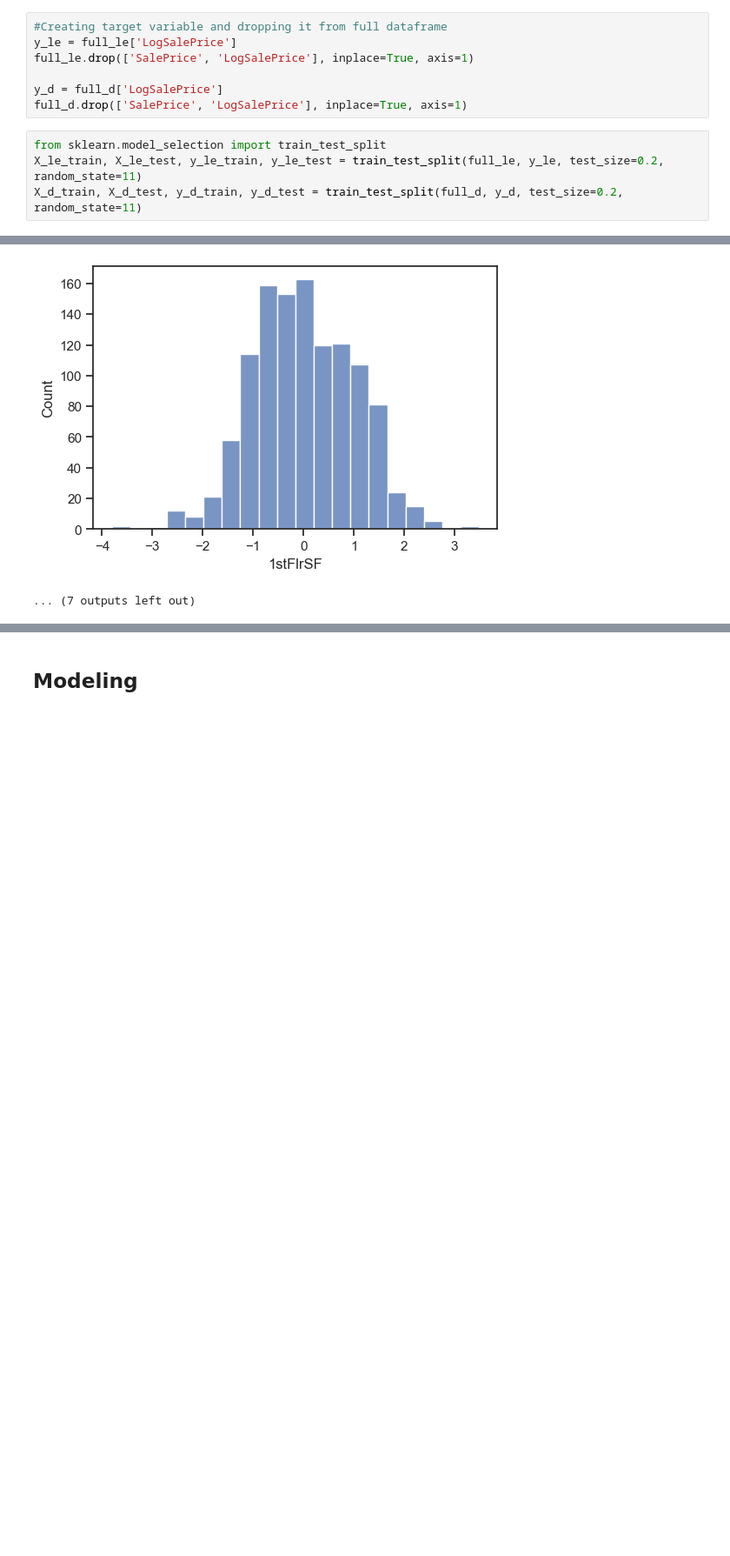
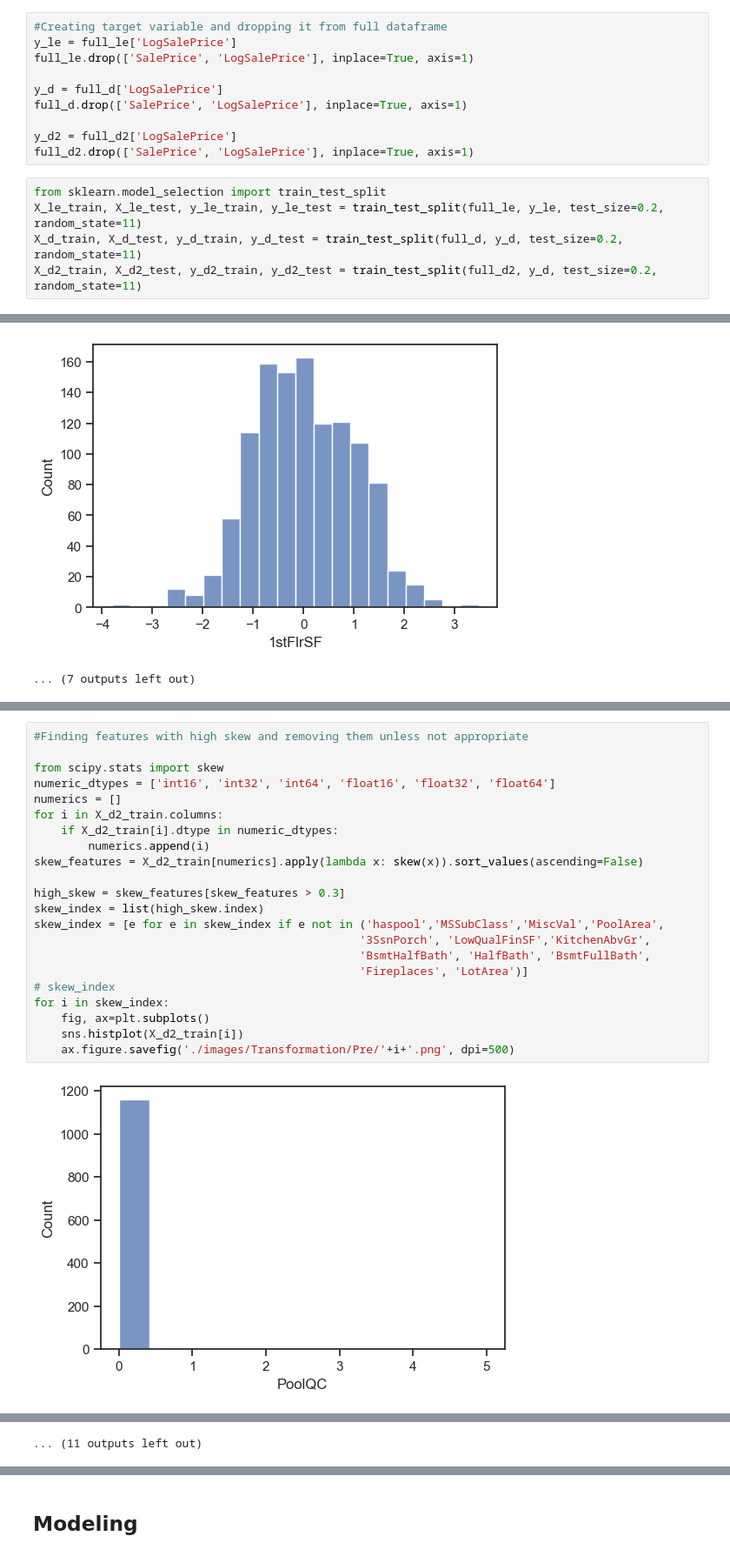
Before and after one commit to DanEllen/House-Prices-Advanced-Regression-Techniques, a Jupyter notebook: Machine_Learning_Code.ipynb, the cells around one changed output, grey strips where cells are left out. Shown at 87% size. Drawn from its saved outputs; the diff is of its cells as text; blank space fills up the shorter version.

```diff
--- a/Machine_Learning_Code.ipynb
+++ b/Machine_Learning_Code.ipynb
@@ -253,10 +287,14 @@ full_le.drop(['SalePrice', 'LogSalePrice'], inplace=True, axis=1)
 
 y_d = full_d['LogSalePrice']
 full_d.drop(['SalePrice', 'LogSalePrice'], inplace=True, axis=1)
+
+y_d2 = full_d2['LogSalePrice']
+full_d2.drop(['SalePrice', 'LogSalePrice'], inplace=True, axis=1)
 # %%
 from sklearn.model_selection import train_test_split
 X_le_train, X_le_test, y_le_train, y_le_test = train_test_split(full_le, y_le, test_size=0.2, random_state=11)
 X_d_train, X_d_test, y_d_train, y_d_test = train_test_split(full_d, y_d, test_size=0.2, random_state=11)
+X_d2_train, X_d2_test, y_d2_train, y_d2_test = train_test_split(full_d2, y_d, test_size=0.2, random_state=11)
 # %% [markdown]
 ## Transforming Skewed Variables
 # %% [markdown]
@@ -333,0 +376,24 @@ for i in skew_index:
+# %%
+#Finding features with high skew and removing them unless not appropriate
+
+from scipy.stats import skew
+numeric_dtypes = ['int16', 'int32', 'int64', 'float16', 'float32', 'float64']
+numerics = []
+for i in X_d2_train.columns:
+    if X_d2_train[i].dtype in numeric_dtypes:
+        numerics.append(i)
+skew_features = X_d2_train[numerics].apply(lambda x: skew(x)).sort_values(ascending=False)
+
+high_skew = skew_features[skew_features > 0.3]
+skew_index = list(high_skew.index)
+skew_index = [e for e in skew_index if e not in ('haspool','MSSubClass','MiscVal','PoolArea',
+                                                '3SsnPorch', 'LowQualFinSF','KitchenAbvGr',
+                                                'BsmtHalfBath', 'HalfBath', 'BsmtFullBath',
+                                                'Fireplaces', 'LotArea')]
+# skew_index
+for i in skew_index:
+    fig, ax=plt.subplots()
+    sns.histplot(X_d2_train[i])
+    ax.figure.savefig('./images/Transformation/Pre/'+i+'.png', dpi=500)
+# %% [output]
+[figure, added]
@@ -333,0 +411 @@ for i in skew_index:
+... (11 outputs left out)
```
Also changed, not shown: parts of 30 cells of this notebook, 14 other files.
